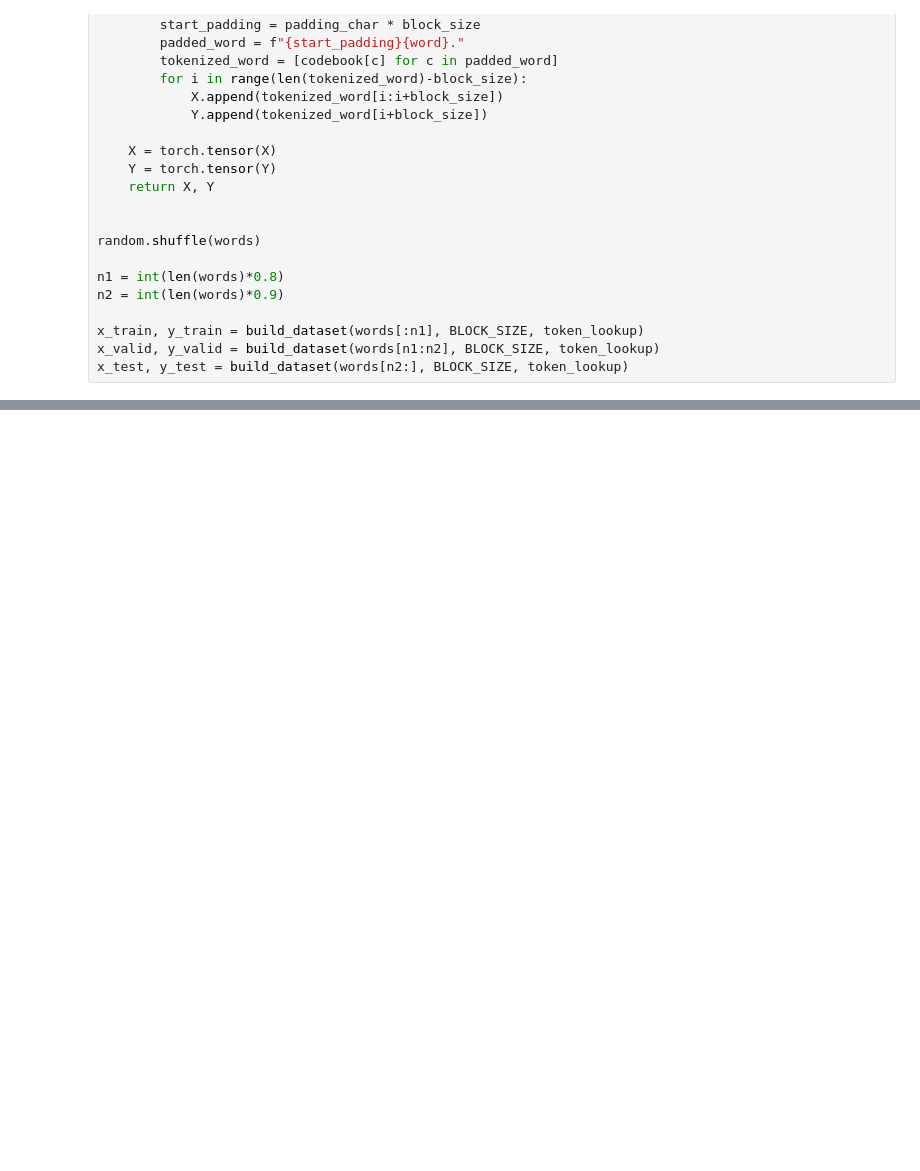
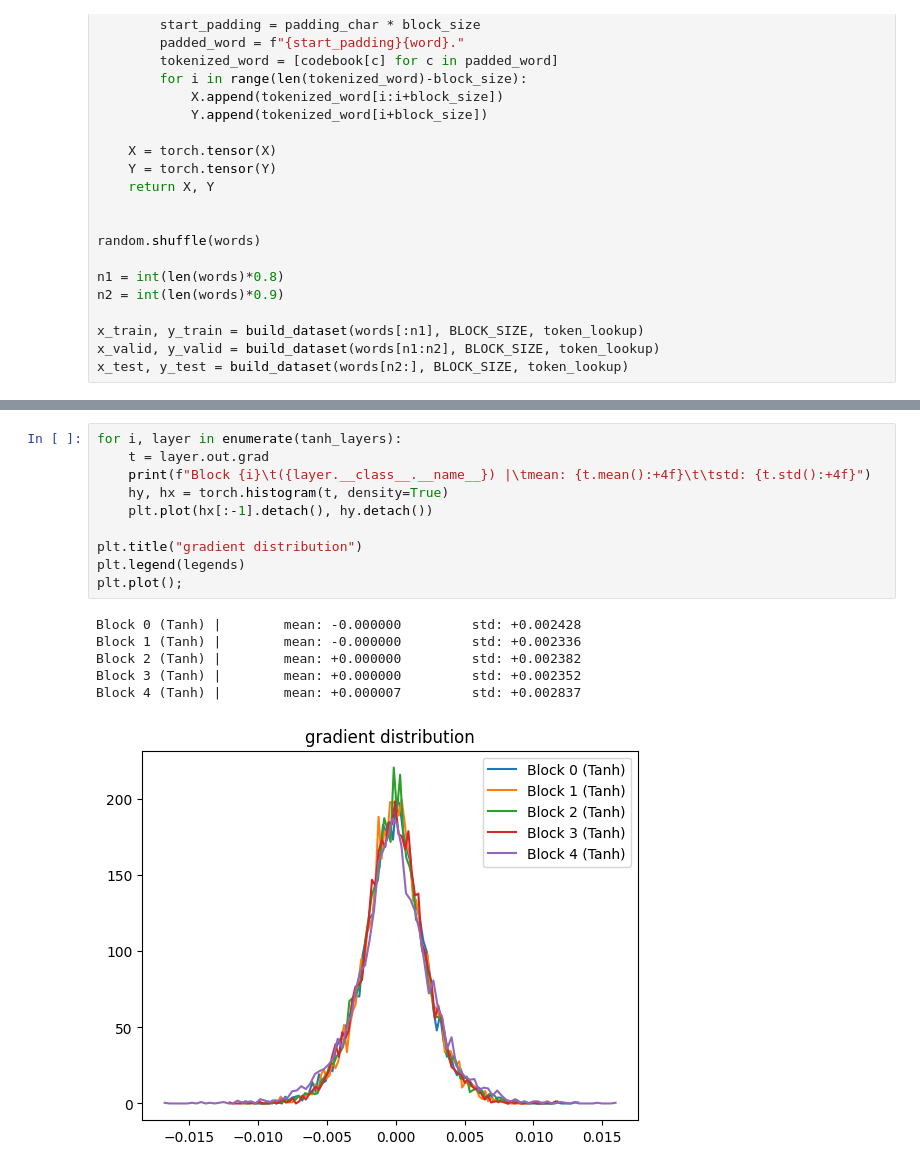
Before and after one commit to pvwoods/dl-experiments, a Jupyter notebook: karpathy/MLP_03.ipynb, the cells around one changed output, grey strips where cells are left out. Saved outputs shown, nothing was run; the diff lists cells and outputs as text; blank space fills up the shorter version.

```diff
--- a/karpathy/MLP_03.ipynb
+++ b/karpathy/MLP_03.ipynb
@@ -282,0 +334,17 @@ merleelly
+# %%
+for i, layer in enumerate(tanh_layers):
+    t = layer.out.grad
+    print(f"Block {i}\t({layer.__class__.__name__}) |\tmean: {t.mean():+4f}\t\tstd: {t.std():+4f}")
+    hy, hx = torch.histogram(t, density=True)
+    plt.plot(hx[:-1].detach(), hy.detach())
+
+plt.title("gradient distribution")
+plt.legend(legends)
+plt.plot();
+# %% [output]
+Block 0 (Tanh) |        mean: -0.000000         std: +0.002428
+Block 1 (Tanh) |        mean: -0.000000         std: +0.002336
+Block 2 (Tanh) |        mean: +0.000000         std: +0.002382
+Block 3 (Tanh) |        mean: +0.000000         std: +0.002352
+Block 4 (Tanh) |        mean: +0.000007         std: +0.002837
+[figure, added]
```
Also changed, not shown: parts of 9 cells of this notebook.
